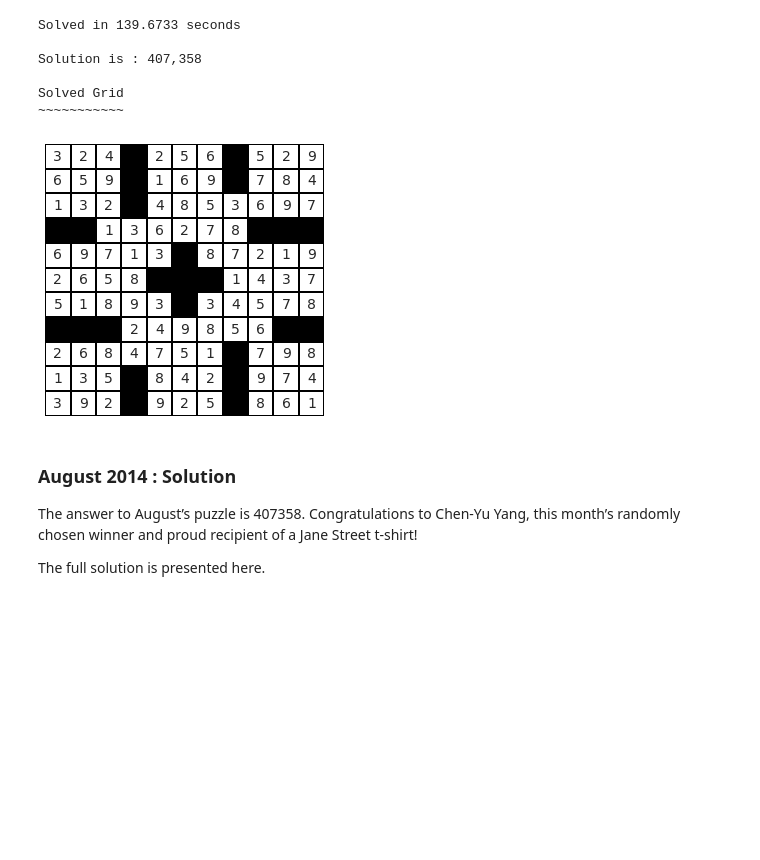
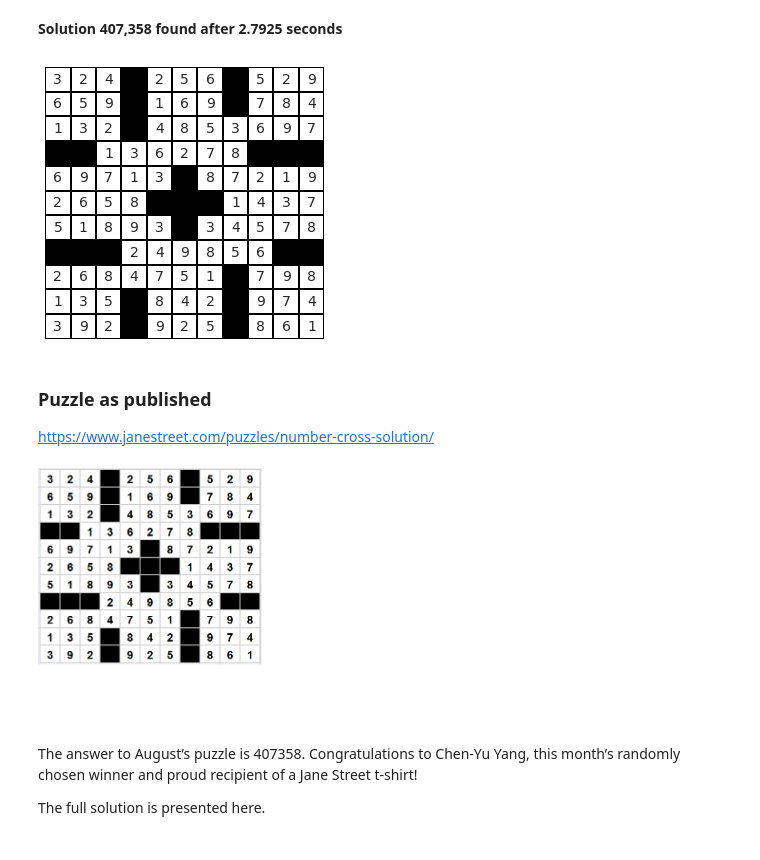
Before and after one commit to gowen100/Jane-Street-Solutions, a Jupyter notebook: 2014_08_NumberCross.ipynb, the cells around one changed output. Cells and saved outputs as stored; diff of their text form; code cells hidden in the pictures; blank space fills up the shorter version.

Commit message:
Convert to pqffd

```diff
--- a/2014_08_NumberCross.ipynb
+++ b/2014_08_NumberCross.ipynb
@@ -59,24 +54,15 @@ def make_down(x,y,n):
     return [X[x+i][y] for i in range(n)]
 # %%
 start = time.time()
-######################################################
-# Setup # 11x11 matrix of integer variables and solver #
-######################################################
-X = [[Int("x_%s_%s" % (i+1, j+1)) for j in range(11)] for i in range(11)]
-s = Solver()
 
-###################
-# The constraints #
-###################
+# Setup # 11x11 matrix of integer variables and solver
+X = np.array(IntVector("x",11*11),dtype=object).reshape((11,11))
+s = Tactic("pqffd").solver()
 
 # each non-black cell contains a value in {1, ..., 9} black cells = 0
-s += [And(1 <= X[i][j], X[i][j] <= 9) for i in range(11) for j in range(11) if grid[i,j] != 1]
-s+= [X[i][j] == 0 for i in range(11) for j in range(11) if grid[i,j] == 1]
+s += [And(e>0,e<=9) if grid[i,j] !=1 else e==0 for (i,j),e in np.ndenumerate(X)]
 
-####################
-# Set up the clues #
-###################=
-
+# Set up the clues
 across = {}
 across[1]  = make_across(0,0,3)
 across[4]  = make_across(0,4,3)
@@ -131,13 +117,11 @@ down[36] = make_down(8,10,3)
 
 clues =[v for k,v in across.items()]+[v for k,v in down.items()]
 
-#distinct clues and letters in clues
+# distinct clues and letters in clues
 s += Distinct([mult(i) for i in clues])
 s += [Distinct([x for x in i]) for i in clues]
 
-#############
-# The clues #
-#############
+# The clues
 
 #squares
 square_numbers = [i**2 for i in range(10,32)]
@@ -178,64 +162,47 @@ s += mult(across[42]) %  2 ==1
 s += mult(down[2]) % 11 ==0
 s += And([mult(down[3]) >= mult(i) for i in clues])
 s += sum_dig(down[4]) == 16
-s += mult(down[5]) % mult(down[9])  ==0
+s += Or([mult(down[5]) * i  == mult(down[9]) for i in range(1,10)]+[mult(down[5]) == mult(down[9])*i for i in range(1,10)])
 s += sum_dig(down[6]) == 35
 s += mult(down[15]) % 11 ==0
 s += mult(down[17]) % 9 ==0
 s += sum_dig(down[21]) == 41
 s += mult(down[23]) > mult(down[32])
-s += mult(down[27]) == mult(down[6])/2
+s += mult(down[27])*2 == mult(down[6])
 s += mult(down[28]) % 125 ==0
 s += And([down[30][i-1] > down[30][i] for i in range(1,len(down[30]))])
 s += sum_dig(down[31]) == 6
-s += mult(down[32]) % mult(down[31])  ==0
-s += mult(down[33]) % mult(down[31])  ==0
+s += Or([mult(down[32]) *i  == mult(down[31]) for i in range(1,10)]+[mult(down[32]) == mult(down[31])*i for i in range(1,10)])
+s += Or([mult(down[33]) *i  == mult(down[31]) for i in range(1,10)]+[mult(down[33]) == mult(down[31])*i for i in range(1,10)])
 s += mult(down[35]) % 2 ==0
 
-###################
-# Solve and print #
-###################
+# Solve and print
 if s.check() == sat:
     m = s.model()
-    r = [[ m.evaluate(X[i][j]).as_long() for j in range(11) ] for i in range(11)]
-
-    stop = time.time()
-    print("Solved in {:.4f} seconds".format(stop-start))
-
-    #### set up a nice output grid
-    annot = np.array(r)
-    print("\nSolution is : {:,.0f}".format(np.sum([np.sum([m.evaluate(x[i]).as_long() *10**(4-i)  for i in range(5)]) for x in clues if len(x) ==5])))
-    print("\nSolved Grid")
-    print("~~~~~~~~~~~")
-    annot = annot.astype('str')
+    evalu = np.vectorize(lambda x:m.evaluate(x).as_long())
+    r = evalu(X)
+    display(Markdown("**Solution {:,.0f} found after {:.4f} seconds**".format(sum([mult(evalu(x)) for x in clues if len(x) ==5]),time.time()-start)))
+    annot = r.astype('str')
     annot[annot=="0"] =""
     fig,ax = plt.subplots(1,1,figsize=(5,5))
-    ax =sns.heatmap(grid,annot=annot,cbar=False,cmap="Greys",fmt="",linewidths=1,annot_kws={"size":14},linecolor='k')
+    ax =sns.heatmap(grid,annot=annot,cbar=False,cmap="Greys",fmt="",linewidths=2,annot_kws={"size":14},linecolor='k')
     ax.axis("off")
     plt.show()
-
 else:
     print("Failed")
 # %% [output]
-Solved in 139.6733 seconds
-
-Solution is : 407,358
-
-Solved Grid
-~~~~~~~~~~~
+**Solution 407,358 found after 2.7925 seconds**
 [figure]
 # %%
 url='https://www.janestreet.com/puzzles/number-cross-solution/'
-
 res = requests.get(url)
 soup = BeautifulSoup(res.content, 'html.parser')
-y =[text for text in soup.body.stripped_strings]
-#display([(i,j) for i,j in enumerate(y)])
-display(Markdown("### "+y[8]+"\n\n"+str("\n\n".join(y[10:12]))))
+display(Markdown('### Puzzle as published \n'+url))
+display(Image('https://www.janestreet.com/puzzles/Aug14_Solution.png',width=500))
+HTML(str(soup.find_all('div', {'class' :'inner-wrapper'})[1]))
 # %% [output]
-### August 2014 : Solution
-
-The answer to August’s puzzle is 407358. Congratulations to Chen-Yu Yang, this
-month’s randomly chosen winner and proud recipient of a Jane Street t-shirt!
-
-The full solution is presented here.
+### Puzzle as published
+https://www.janestreet.com/puzzles/number-cross-solution/
+[figure, added]
+The answer to August’s puzzle is 407358. Congratulations to Chen-Yu Yang, this month’s randomly chosen winner and proud recipient of a Jane Street t-shirt!
+The full solution is presented here.
```
Also changed, not shown: parts of 5 cells of this notebook.
